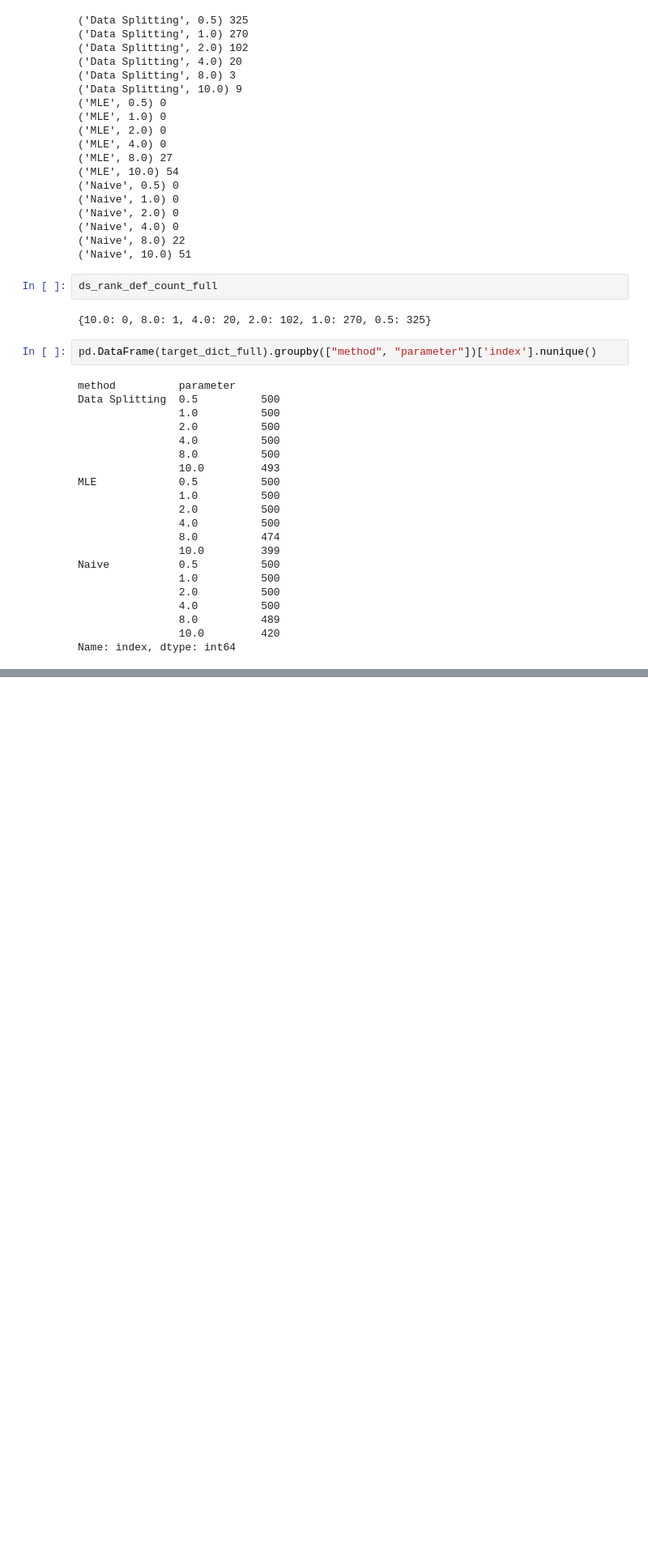
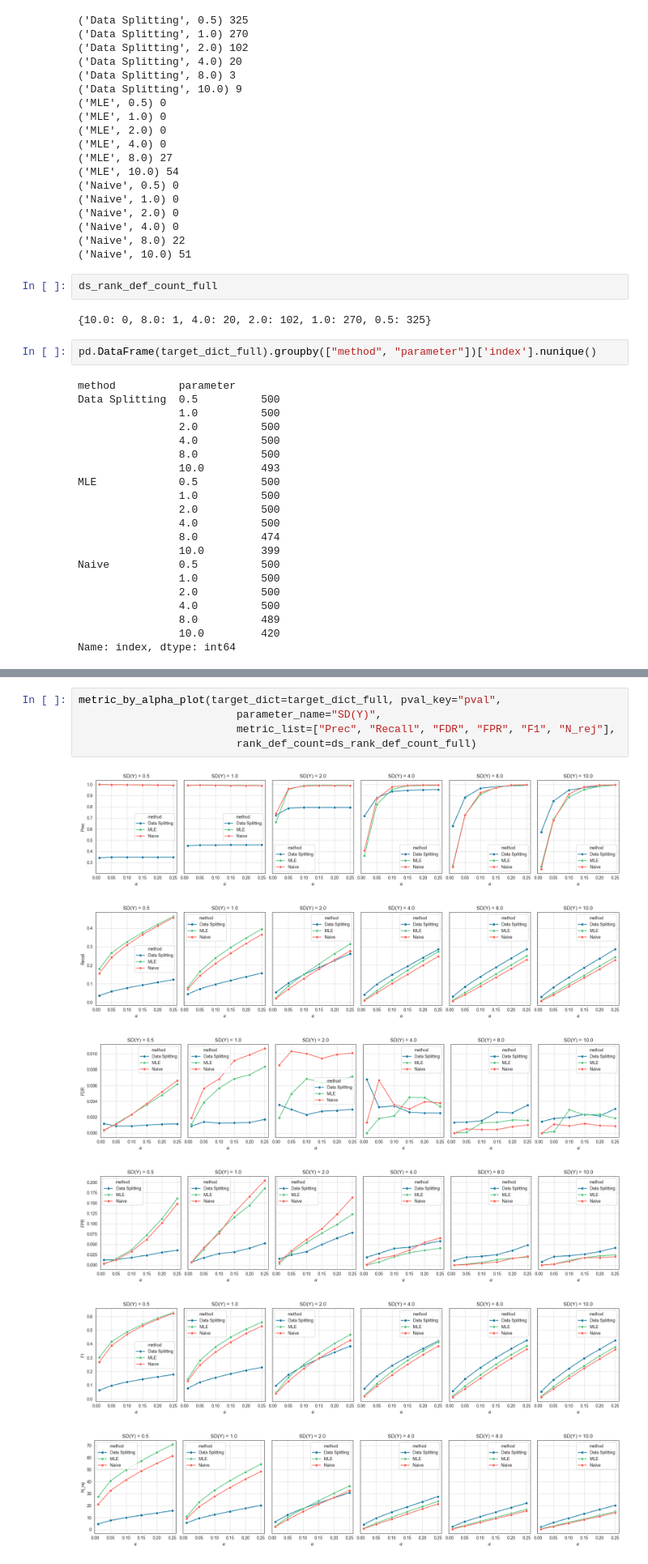
Before and after one commit to yiling-h/SI-Interaction, a Jupyter notebook: selectinf/Simulation/H1/Results/vary_signal/plotting_signal.ipynb, the cells around one changed output, grey strips where cells are left out. Shown at 81% size. Drawn from its saved outputs; the diff is of its cells as text; blank space fills up the shorter version.

```diff
--- a/selectinf/Simulation/H1/Results/vary_signal/plotting_signal.ipynb
+++ b/selectinf/Simulation/H1/Results/vary_signal/plotting_signal.ipynb
@@ -831,0 +1090,12 @@ Name: index, dtype: int64
+# %%
+metric_by_alpha_plot(target_dict=target_dict_full, pval_key="pval",
+                         parameter_name="SD(Y)",
+                         metric_list=["Prec", "Recall", "FDR", "FPR", "F1", "N_rej"],
+                         rank_def_count=ds_rank_def_count_full)
+# %% [output]
+[figure, added]
+[figure, added]
+[figure, added]
+[figure, added]
+[figure, added]
+[figure, added]
```
Also changed, not shown: parts of 7 cells of this notebook, 19 other files.
